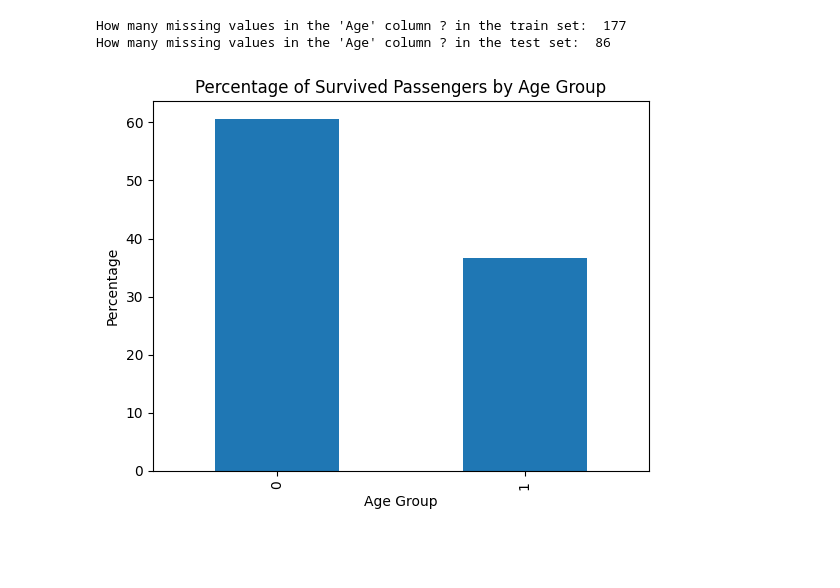
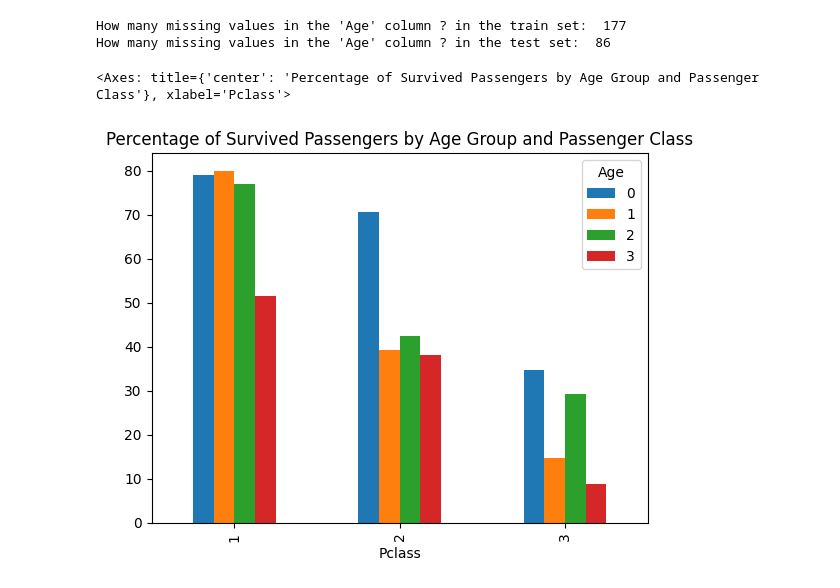
Before and after one commit to Noah4575/titanic, a Jupyter notebook: titanic.ipynb, the cells around one changed output. Saved outputs shown, nothing was run; the diff lists cells and outputs as text; code cells hidden in the pictures; blank space fills up the shorter version.

```diff
--- a/titanic.ipynb
+++ b/titanic.ipynb
@@ -121,41 +137,25 @@ print("How many missing values in the 'Age' column ? in the test set: ",test['Ag
 
 combined = pd.concat([train, test], ignore_index=True)
 
-train['Age'] = train['Age'].fillna(combined.groupby(['Title','Pclass'])['Age'].transform('median')).astype(int)
-test['Age'] = test['Age'].fillna(combined.groupby(['Title','Pclass'])['Age'].transform('median')).astype(int)
+def fill_age(data,combined):
+    data['Age'] = data['Age'].fillna(combined.groupby(['Title','Pclass'])['Age'].transform('median')).astype(int)
+    data['Age'] = pd.qcut(data['Age'],4).cat.codes
+    return data
 
-#Discretizing the age into 4 categories of my own choice
-#If age is between 0 and 14 it's 0, between 14 and 18 it's 1, between 18 and 25 it's 2, between 25 and 50 it's 3 and over 50 it's 4
-# Define the age bins and labels
-age_bins = [0, 10,100]
-age_labels = [0, 1]
-
-# Apply pd.cut with the specified labels
-train['Age'] = pd.cut(train['Age'], bins=age_bins, labels=age_labels, right=False)
-test['Age'] = pd.cut(test['Age'], bins=age_bins, labels=age_labels, right=False)
-
-train['Age'] = train['Age'].cat.codes
-test['Age'] = test['Age'].cat.codes
+train = fill_age(train,combined)
+test = fill_age(test,combined)
 # %% [output]
 How many missing values in the 'Age' column ? in the train set:  177
 How many missing values in the 'Age' column ? in the test set:  86
 # %%
-import matplotlib.pyplot as plt
-
-
-# Group by 'AgeGroup' and calculate the count of survived passengers
-survived_counts = train[train['Survived'] == 1].groupby('Age')['Age'].count()
-
-# Group by 'AgeGroup' and calculate the total number of passengers
-total_counts = train.groupby('Age')['Age'].count()
-
+# Group by Age Group and Passenger Class and calculate the count of survived passengers
+survived_counts = train[train['Survived'] == 1].groupby(['Pclass','Age'])['Age'].count()
+# Group by Age Group and Passenger Class and calculate the total number of passengers
+total_counts = train.groupby(['Pclass','Age'])['Age'].count()
 # Calculate the percentage of survived passengers for each age group
 survived_percentage = (survived_counts / total_counts) * 100
-
 # Plot the results
-survived_percentage.plot(kind='bar', title='Percentage of Survived Passengers by Age Group')
-plt.xlabel('Age Group')
-plt.ylabel('Percentage')
-plt.show()
+survived_percentage.unstack().plot(kind='bar', title='Percentage of Survived Passengers by Age Group and Passenger Class')
 # %% [output]
+<Axes: title={'center': 'Percentage of Survived Passengers by Age Group and Passenger Class'}, xlabel='Pclass'>
-[figure, old version]
+[figure, new version]
```
Also changed, not shown: parts of 16 cells of this notebook.
